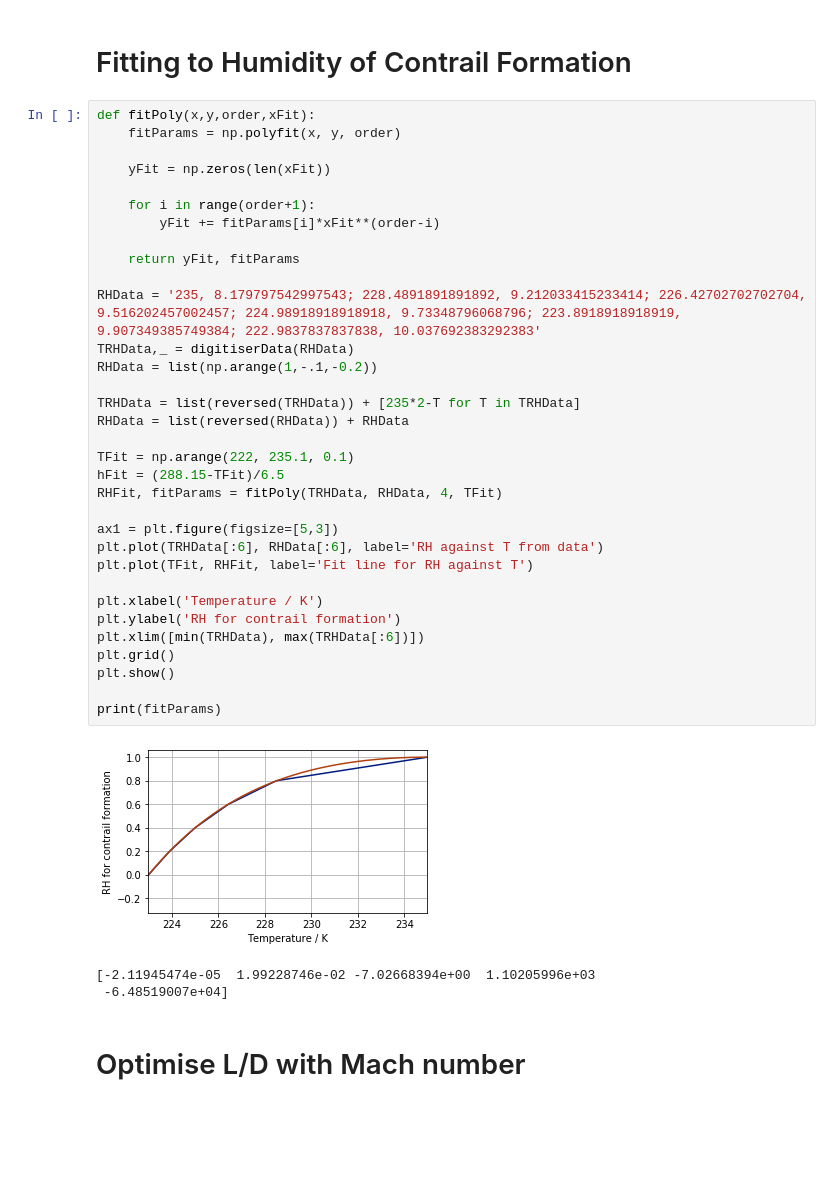
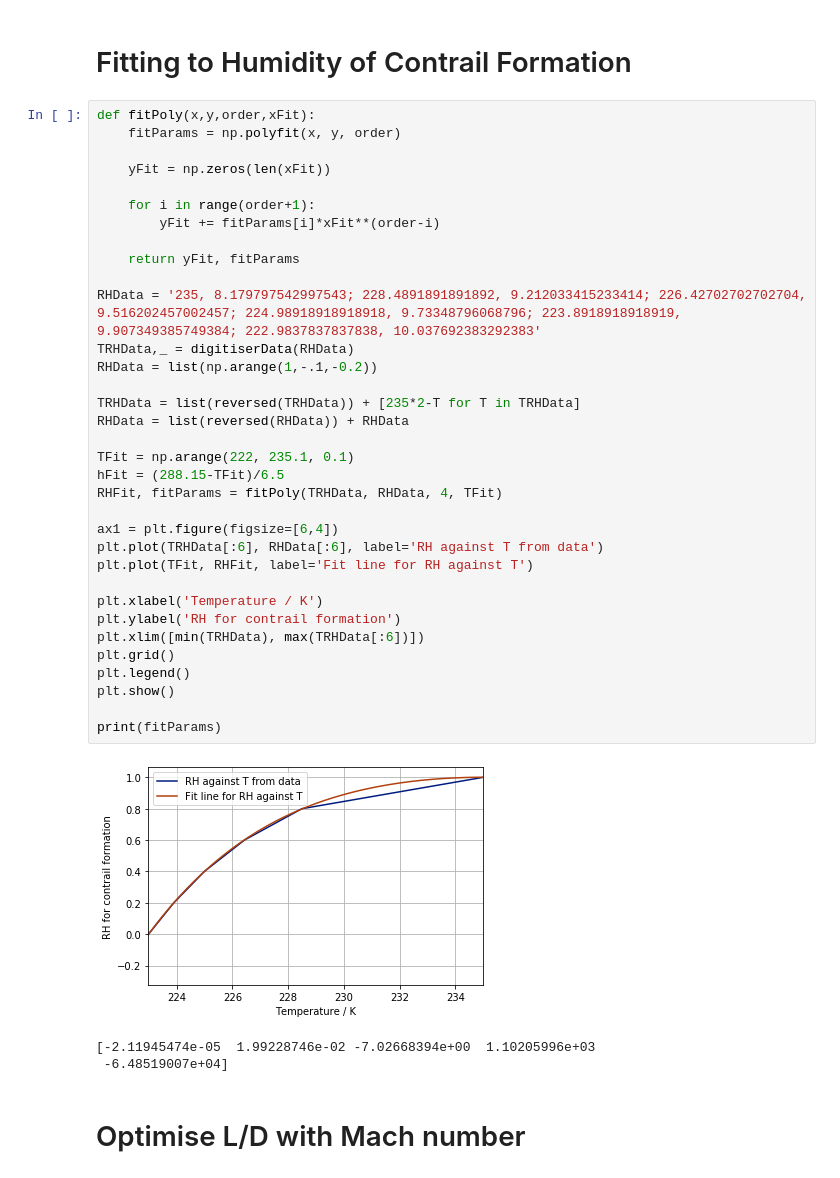
Before and after one commit to elbertwang00/4A7-Courseworks, a Jupyter notebook: Coursework 2 - Aviation and the Environment/coursework2.ipynb, the cells around one changed output. Drawn from its saved outputs; the diff is of its cells as text; blank space fills up the shorter version.

```diff
--- a/Coursework 2 - Aviation and the Environment/coursework2.ipynb
+++ b/Coursework 2 - Aviation and the Environment/coursework2.ipynb
@@ -76,35 +76,36 @@ def fitPoly(x,y,order,xFit):
 
     yFit = np.zeros(len(xFit))
 
     for i in range(order+1):
         yFit += fitParams[i]*xFit**(order-i)
 
     return yFit, fitParams
 
 RHData = '235, 8.179797542997543; 228.4891891891892, 9.212033415233414; 226.42702702702704, 9.516202457002457; 224.98918918918918, 9.73348796068796; 223.8918918918919, 9.907349385749384; 222.9837837837838, 10.037692383292383'
 TRHData,_ = digitiserData(RHData)
 RHData = list(np.arange(1,-.1,-0.2))
 
 TRHData = list(reversed(TRHData)) + [235*2-T for T in TRHData]
 RHData = list(reversed(RHData)) + RHData
 
 TFit = np.arange(222, 235.1, 0.1)
 hFit = (288.15-TFit)/6.5
 RHFit, fitParams = fitPoly(TRHData, RHData, 4, TFit)
 
-ax1 = plt.figure(figsize=[5,3])
+ax1 = plt.figure(figsize=[6,4])
 plt.plot(TRHData[:6], RHData[:6], label='RH against T from data')
 plt.plot(TFit, RHFit, label='Fit line for RH against T')
 
 plt.xlabel('Temperature / K')
 plt.ylabel('RH for contrail formation')
 plt.xlim([min(TRHData), max(TRHData[:6])])
 plt.grid()
+plt.legend()
 plt.show()
 
 print(fitParams)
 # %% [output]
-[figure, old version]
+[figure, new version]
 [-2.11945474e-05  1.99228746e-02 -7.02668394e+00  1.10205996e+03
  -6.48519007e+04]
 # %% [markdown]
```
Also changed, not shown: parts of 28 cells of this notebook, 1 other file.
